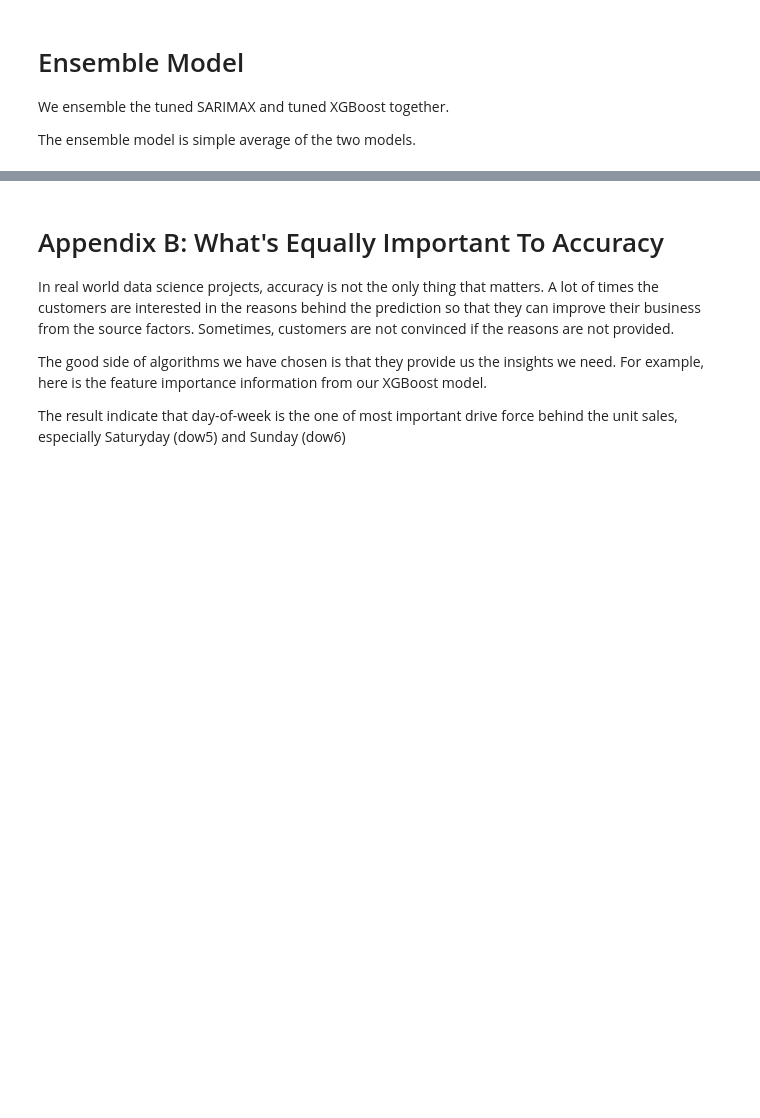
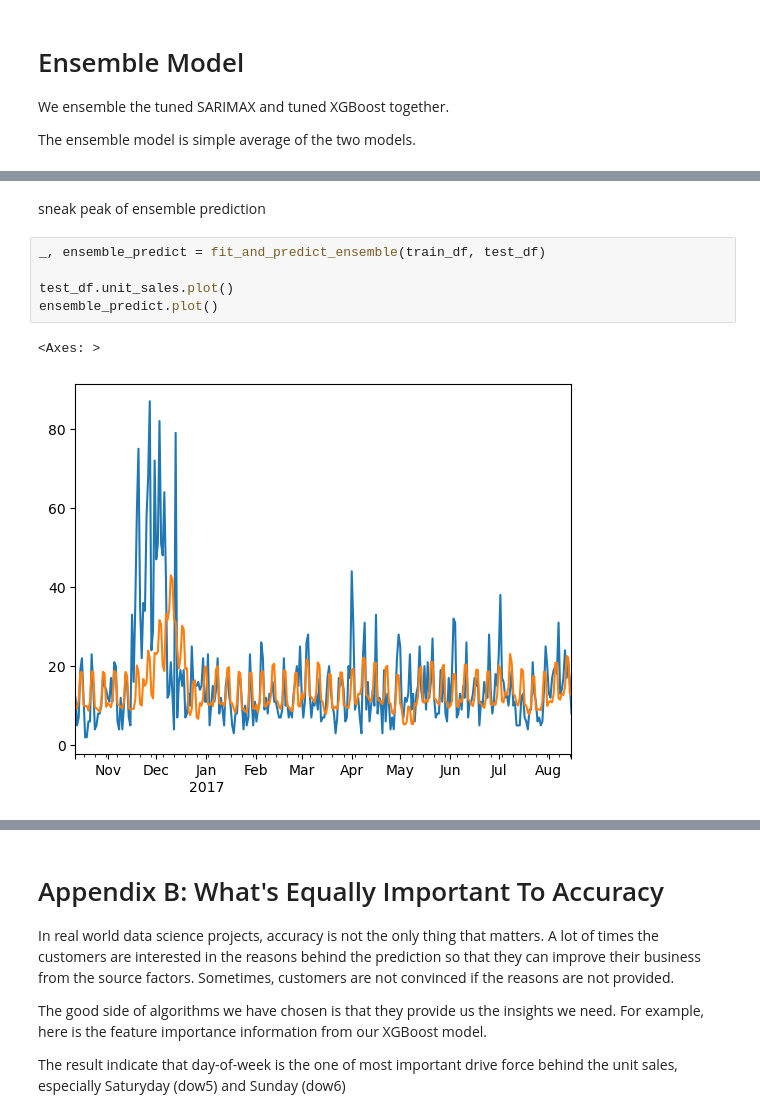
Before and after one commit to piyawutpattamanon/store-sales-forecast, a Jupyter notebook: candidate.2.ipynb, the cells around one changed output, grey strips where cells are left out. Drawn from its saved outputs; the diff is of its cells as text; blank space fills up the shorter version.

```diff
--- a/candidate.2.ipynb
+++ b/candidate.2.ipynb
@@ -896,0 +908,10 @@ def fit_and_predict_ensemble(train_df: pandas.DataFrame, test_df: pandas.DataFra
+# %% [markdown]
+sneak peak of ensemble prediction
+# %%
+_, ensemble_predict = fit_and_predict_ensemble(train_df, test_df)
+
+test_df.unit_sales.plot()
+ensemble_predict.plot()
+# %% [output]
+<Axes: >
+[figure, added]
```
Also changed, not shown: parts of 44 cells of this notebook, 22 other files.
